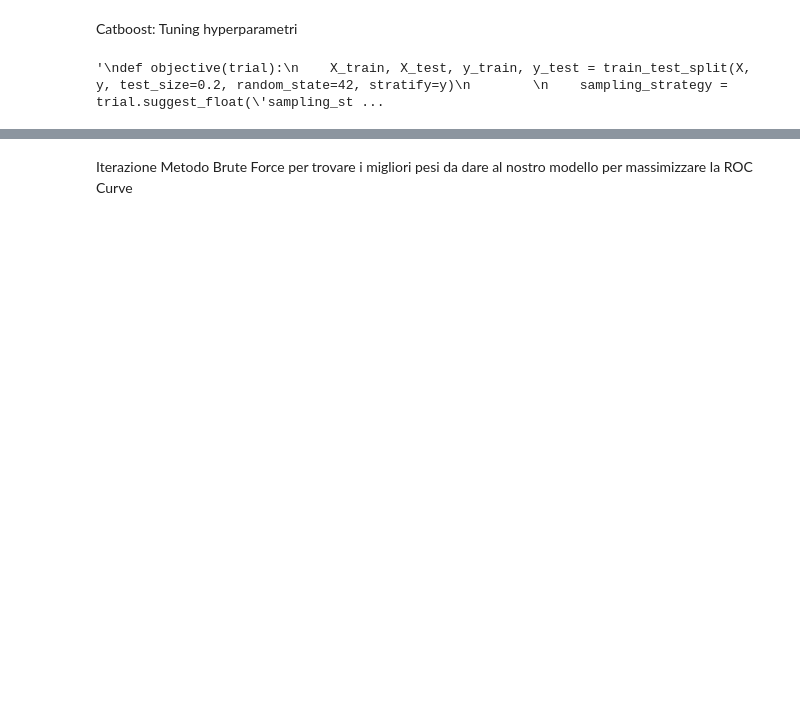
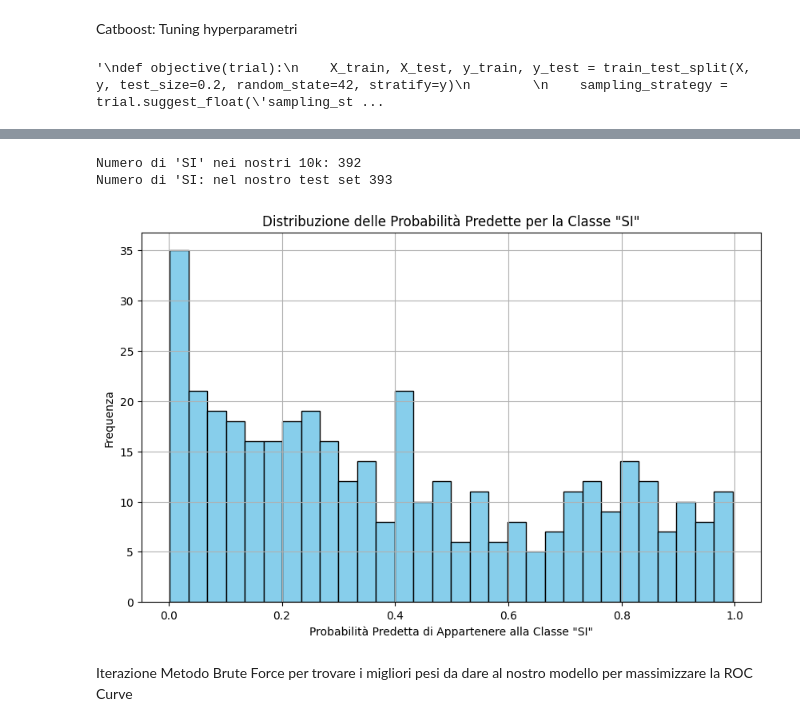
Before and after one commit to emanueleiacca/Analysis-on-Churn-Banking-Modeling-Dataset, a Jupyter notebook: Training.ipynb, the cells around one changed output, grey strips where cells are left out. Cells and saved outputs as stored; diff of their text form; code cells hidden in the pictures; blank space fills up the shorter version.

```diff
--- a/Training.ipynb
+++ b/Training.ipynb
@@ -404,0 +524,34 @@ catboost_predictions = best_catboost_classifier.predict_proba(X_test)[:, 1]
+# %%
+X_train, X_test, y_train, y_test = train_test_split(X, y, test_size=0.2, random_state=51) #cambiamo lo split per vedere se i nostri dati overfittano
+X_train = pd.get_dummies(X_train)
+X_test = pd.get_dummies(X_test)
+
+missing_columns_train = set(X_train_res.columns) - set(X_train.columns)
+for col in missing_columns_train:
+    X_train[col] = 0
+
+missing_columns_test = set(X_train_res.columns) - set(X_test.columns)
+for col in missing_columns_test:
+    X_test[col] = 0
+
+X_train = X_train[X_train_res.columns]
+X_test = X_test[X_train_res.columns]
+
+X_train = clean_feature_names(X_train)
+X_test = clean_feature_names(X_test)
+X_train, X_test = X_train.align(X_test, join='inner', axis=1)
+
+#best_lgb_classifier.fit(X_train, y_train)
+catboost_predictions = best_catboost_classifier.predict_proba(X_test)[:, 1]
+
+results_df = pd.DataFrame({
+    'y_test': y_test,
+    'y_pred_proba': catboost_predictions
+
+})
+
+#selezioniamo top 10k clienti con possibilità di essere SI
+results_df_si = results_df
+results_df_si_sorted = results_df_si.sort_values(by='y_pred_proba', ascending=False)
+top_10000_si = results_df_si_sorted.head(10000)
+print(top_10000_si)
@@ -405,2 +573,22 @@ catboost_predictions = best_catboost_classifier.predict_proba(X_test)[:, 1]
+# %%
+count_si = top_10000_si[top_10000_si['y_test'] == 1].shape[0]
+
+print("Numero di 'SI' nei nostri 10k:", count_si)
+count_ones = np.sum(y_test == 1)
+
+print("Numero di 'SI: nel nostro test set", count_ones)
+# %% [output]
+Numero di 'SI' nei nostri 10k: 392
+Numero di 'SI: nel nostro test set 393
+# %%
+plt.figure(figsize=(10, 6))
+plt.hist( top_10000_si[top_10000_si['y_test'] == 1]['y_pred_proba'], bins=30, color='skyblue', edgecolor='black')
+plt.title('Distribuzione delle Probabilità Predette per la Classe "SI"')
+plt.xlabel('Probabilità Predetta di Appartenere alla Classe "SI"')
+plt.ylabel('Frequenza')
+plt.grid(True)
+plt.show()
+# %% [output]
+[figure, added]
 # %% [markdown]
 Iterazione Metodo Brute Force per trovare i migliori pesi da dare al nostro modello per massimizzare la ROC Curve
```
Also changed, not shown: parts of 22 cells of this notebook, 5 other files.
